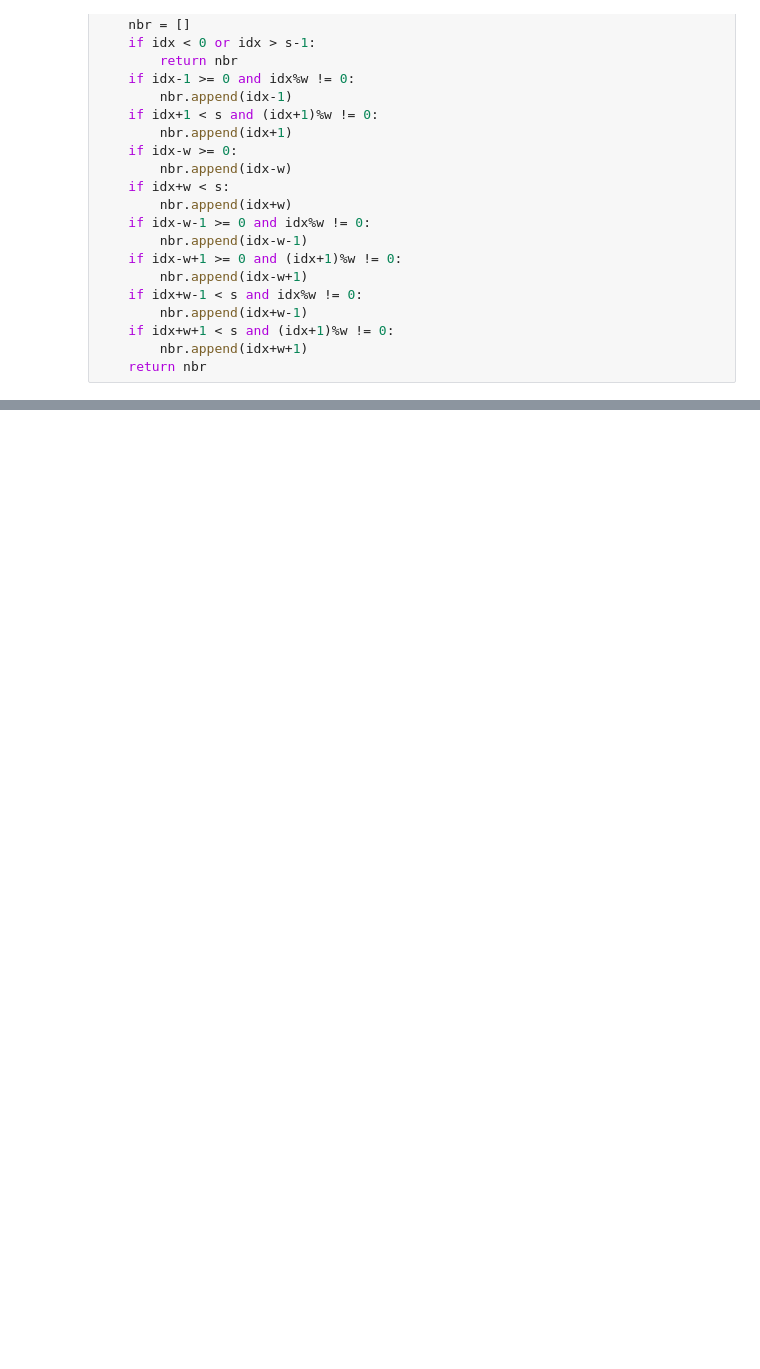
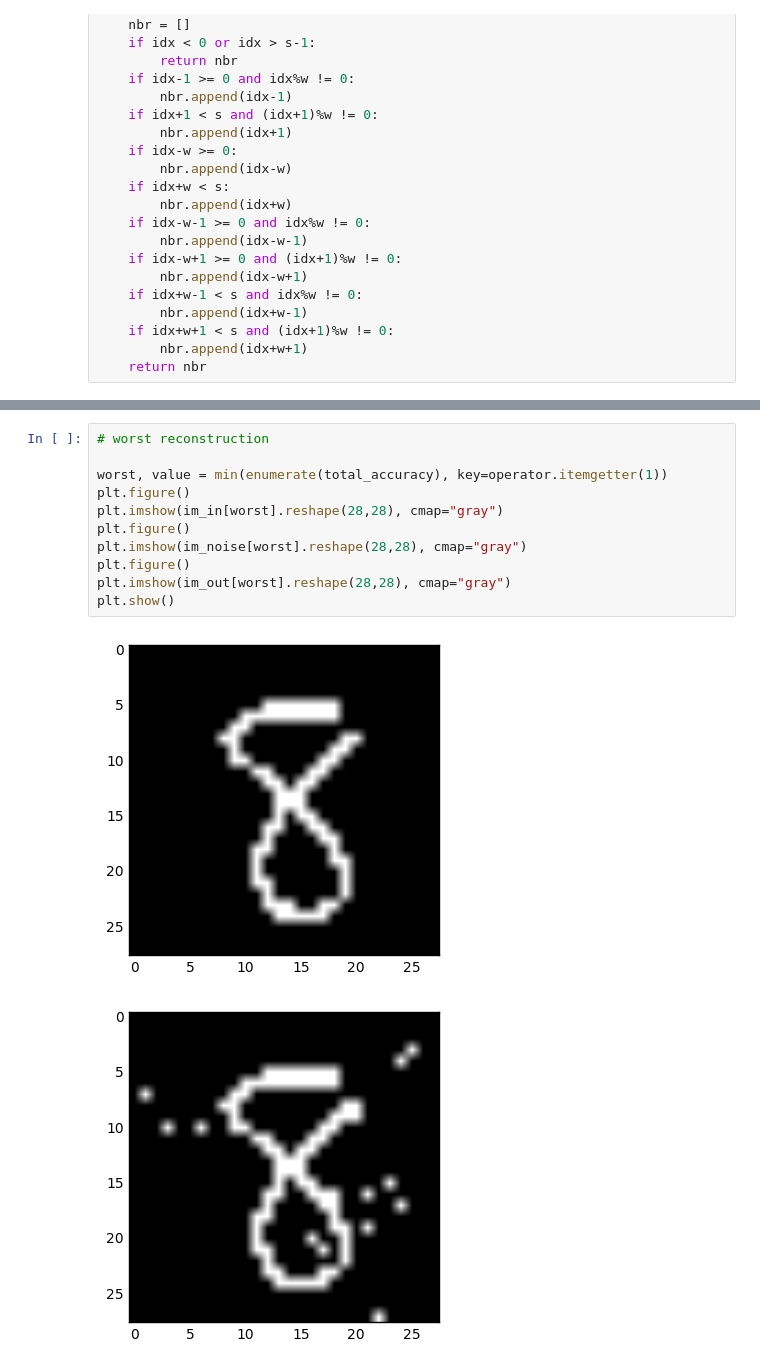
Before and after one commit to YanyuWang/CS-498, a Jupyter notebook: hw9/Mean Field Inference.ipynb, the cells around one changed output, grey strips where cells are left out. Cells and saved outputs as stored; diff of their text form; blank space fills up the shorter version.

```diff
--- a/hw9/Mean Field Inference.ipynb
+++ b/hw9/Mean Field Inference.ipynb
@@ -108,0 +188,14 @@ plt.imshow(im_out[0].reshape(28,28), cmap="gray")
+# %%
+# worst reconstruction
+
+worst, value = min(enumerate(total_accuracy), key=operator.itemgetter(1))
+plt.figure()
+plt.imshow(im_in[worst].reshape(28,28), cmap="gray")
+plt.figure()
+plt.imshow(im_noise[worst].reshape(28,28), cmap="gray")
+plt.figure()
+plt.imshow(im_out[worst].reshape(28,28), cmap="gray")
+plt.show()
+# %% [output]
+[figure, added]
+[figure, added]
```
Also changed, not shown: parts of 16 cells of this notebook.
